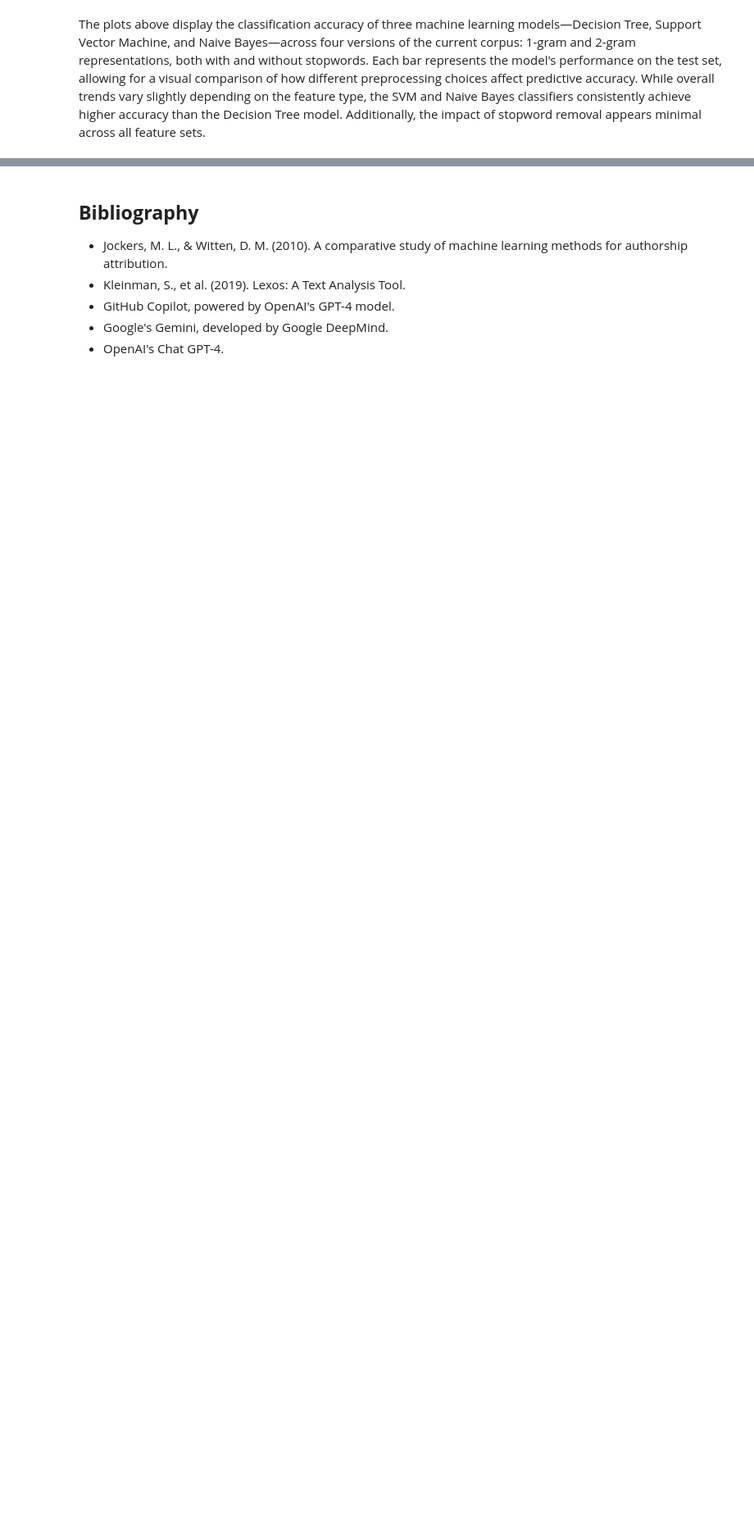
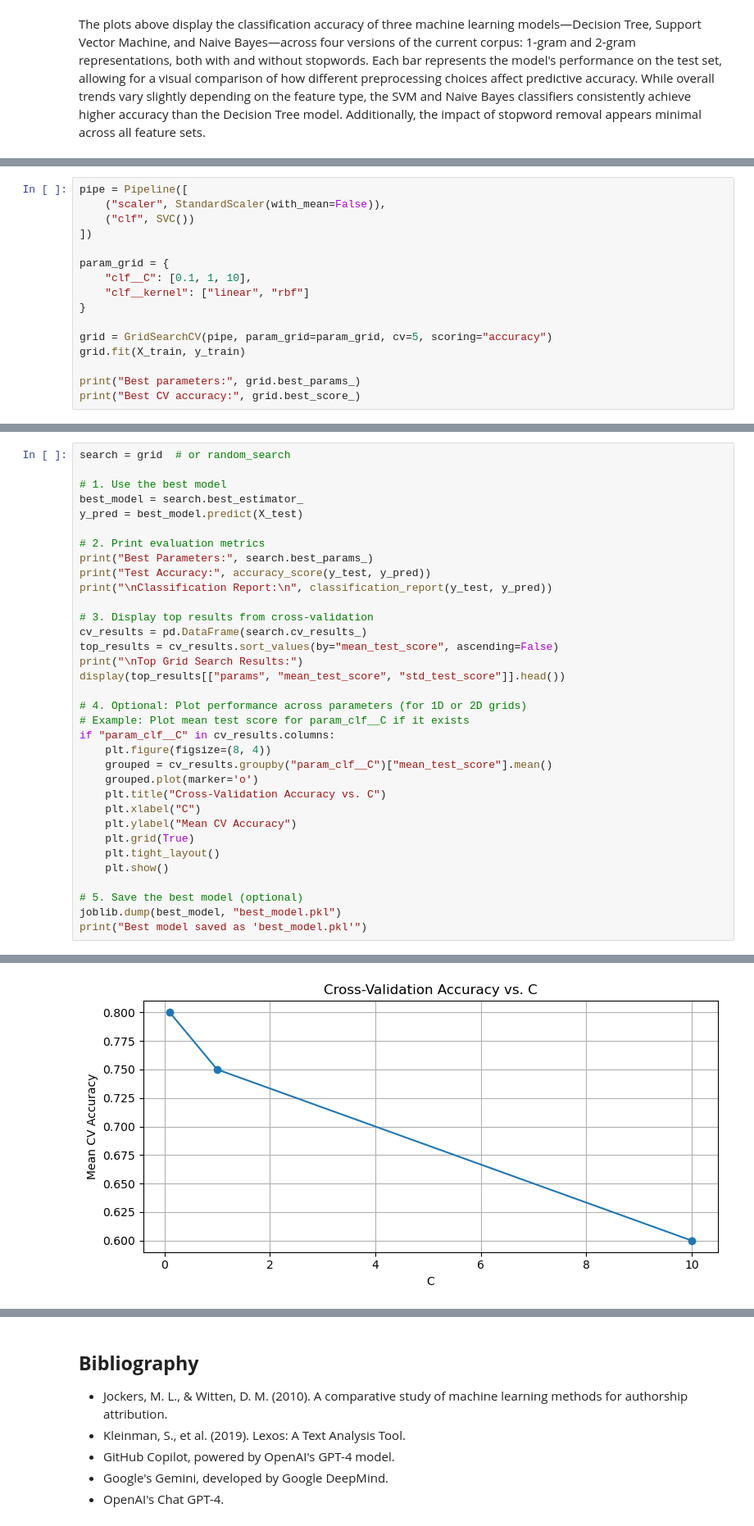
Before and after one commit to mangabe16/Authorship-Attribution, a Jupyter notebook: Albernaz_Gabriel_P5.ipynb, the cells around one changed output, grey strips where cells are left out. Shown at 82% size. Drawn from its saved outputs; the diff is of its cells as text; blank space fills up the shorter version.

```diff
--- a/Albernaz_Gabriel_P5.ipynb
+++ b/Albernaz_Gabriel_P5.ipynb
@@ -977,0 +1003,16 @@ The plots above display the classification accuracy of three machine learning mo
+# %%
+pipe = Pipeline([
+    ("scaler", StandardScaler(with_mean=False)),
+    ("clf", SVC())
+])
+
+param_grid = {
+    "clf__C": [0.1, 1, 10],
+    "clf__kernel": ["linear", "rbf"]
+}
+
+grid = GridSearchCV(pipe, param_grid=param_grid, cv=5, scoring="accuracy")
+grid.fit(X_train, y_train)
+
+print("Best parameters:", grid.best_params_)
+print("Best CV accuracy:", grid.best_score_)
@@ -977,0 +1051,35 @@ The plots above display the classification accuracy of three machine learning mo
+# %%
+search = grid  # or random_search
+
+# 1. Use the best model
+best_model = search.best_estimator_
+y_pred = best_model.predict(X_test)
+
+# 2. Print evaluation metrics
+print("Best Parameters:", search.best_params_)
+print("Test Accuracy:", accuracy_score(y_test, y_pred))
+print("\nClassification Report:\n", classification_report(y_test, y_pred))
+
+# 3. Display top results from cross-validation
+cv_results = pd.DataFrame(search.cv_results_)
+top_results = cv_results.sort_values(by="mean_test_score", ascending=False)
+print("\nTop Grid Search Results:")
+display(top_results[["params", "mean_test_score", "std_test_score"]].head())
+
+# 4. Optional: Plot performance across parameters (for 1D or 2D grids)
+# Example: Plot mean test score for param_clf__C if it exists
+if "param_clf__C" in cv_results.columns:
+    plt.figure(figsize=(8, 4))
+    grouped = cv_results.groupby("param_clf__C")["mean_test_score"].mean()
+    grouped.plot(marker='o')
+    plt.title("Cross-Validation Accuracy vs. C")
+    plt.xlabel("C")
+    plt.ylabel("Mean CV Accuracy")
+    plt.grid(True)
+    plt.tight_layout()
+    plt.show()
+
+# 5. Save the best model (optional)
+joblib.dump(best_model, "best_model.pkl")
+print("Best model saved as 'best_model.pkl'")
+# %% [output]
@@ -977,0 +1107 @@ The plots above display the classification accuracy of three machine learning mo
+[figure, added]
```
Also changed, not shown: parts of 14 cells of this notebook, 2 other files.
